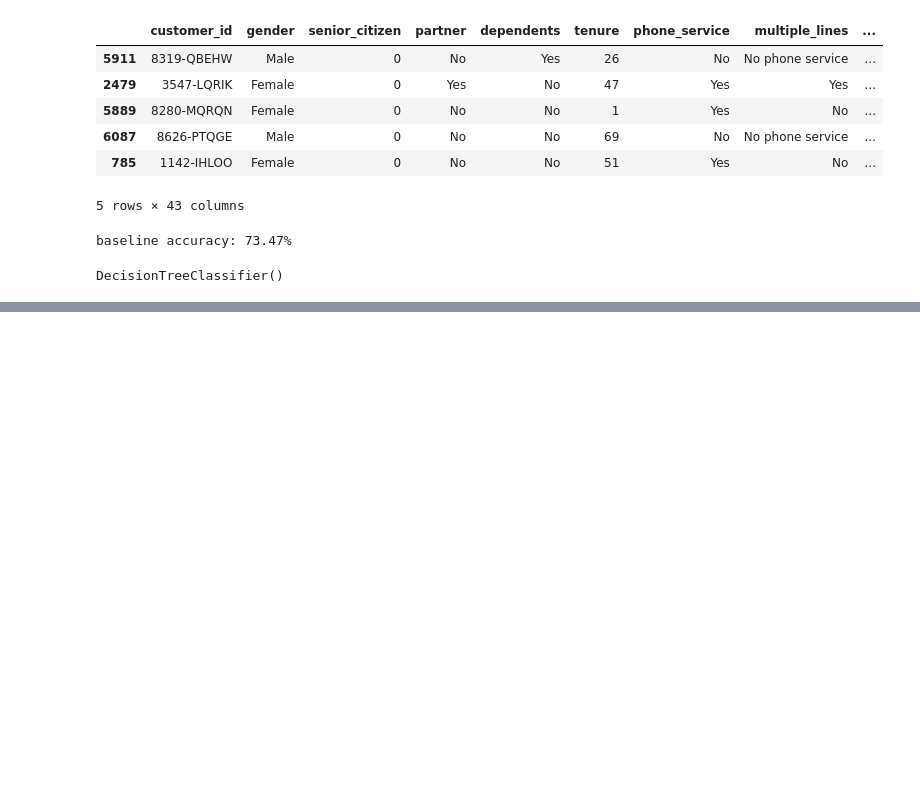
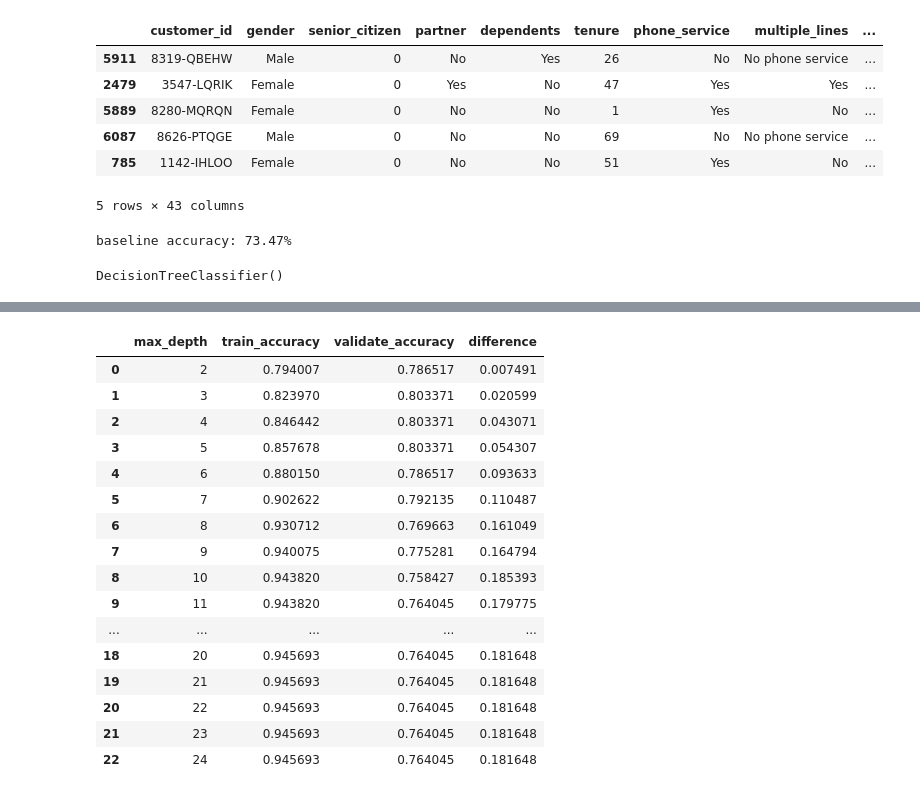
Before and after one commit to Larry-Holmes/classification-exercises, a Jupyter notebook: model.ipynb, the cells around one changed output, grey strips where cells are left out. Saved outputs shown, nothing was run; the diff lists cells and outputs as text; code cells hidden in the pictures; blank space fills up the shorter version.

```diff
--- a/model.ipynb
+++ b/model.ipynb
@@ -337,0 +400,2 @@ ValueError: could not convert string to float: 'Yes'
+# %%
+rf.fit(X_train, y_train)
@@ -337,0 +565,37 @@ ValueError: could not convert string to float: 'Yes'
+# %%
+metrics = []
+
+for i in range(2, 25):
+    forest = RandomForestClassifier(max_depth=i, random_state=123)
+    forest = forest.fit(X_train, y_train)
+    in_sample_accuracy = forest.score(X_train, y_train)
+    out_sample_accuracy = forest.score(X_validate, y_validate)
+
+    output = {
+        'max_depth': i,
+        'train_accuracy': in_sample_accuracy,
+        'validate_accuracy': out_sample_accuracy,
+    }
+    metrics.append(output)
+
+df = pd.DataFrame(metrics)
+df['difference'] = df.train_accuracy - df.validate_accuracy
+df
+# %% [output]
+|  | max_depth | train_accuracy | validate_accuracy | difference |
+| 0 | 2 | 0.794007 | 0.786517 | 0.007491 |
+| 1 | 3 | 0.823970 | 0.803371 | 0.020599 |
+| 2 | 4 | 0.846442 | 0.803371 | 0.043071 |
+| 3 | 5 | 0.857678 | 0.803371 | 0.054307 |
+| 4 | 6 | 0.880150 | 0.786517 | 0.093633 |
+| 5 | 7 | 0.902622 | 0.792135 | 0.110487 |
+| 6 | 8 | 0.930712 | 0.769663 | 0.161049 |
+| 7 | 9 | 0.940075 | 0.775281 | 0.164794 |
+| 8 | 10 | 0.943820 | 0.758427 | 0.185393 |
+| 9 | 11 | 0.943820 | 0.764045 | 0.179775 |
+| ... | ... | ... | ... | ... |
+| 18 | 20 | 0.945693 | 0.764045 | 0.181648 |
+| 19 | 21 | 0.945693 | 0.764045 | 0.181648 |
+| 20 | 22 | 0.945693 | 0.764045 | 0.181648 |
+| 21 | 23 | 0.945693 | 0.764045 | 0.181648 |
+| 22 | 24 | 0.945693 | 0.764045 | 0.181648 |
```
Also changed, not shown: parts of 53 cells of this notebook, 1 other file.
